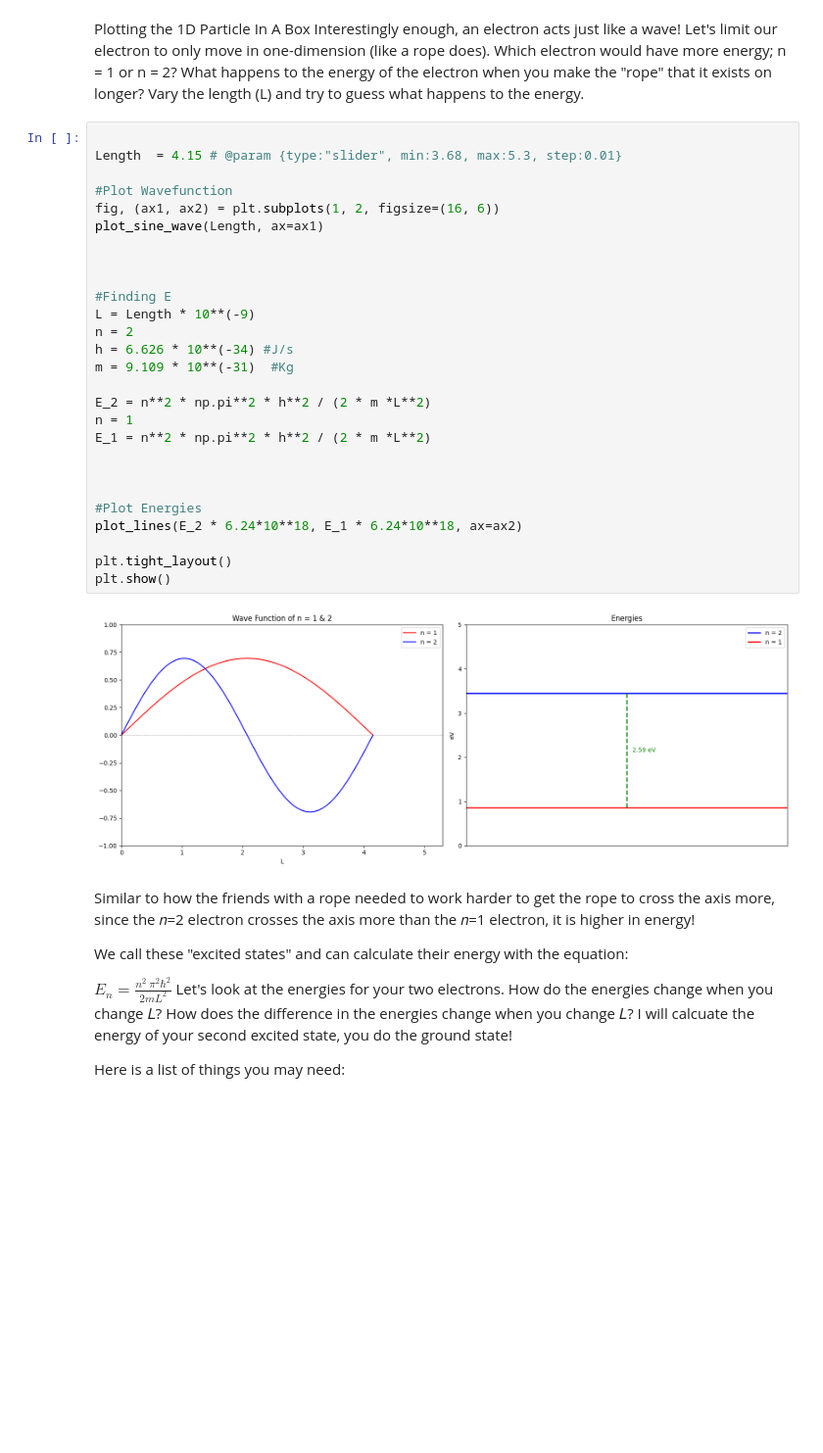
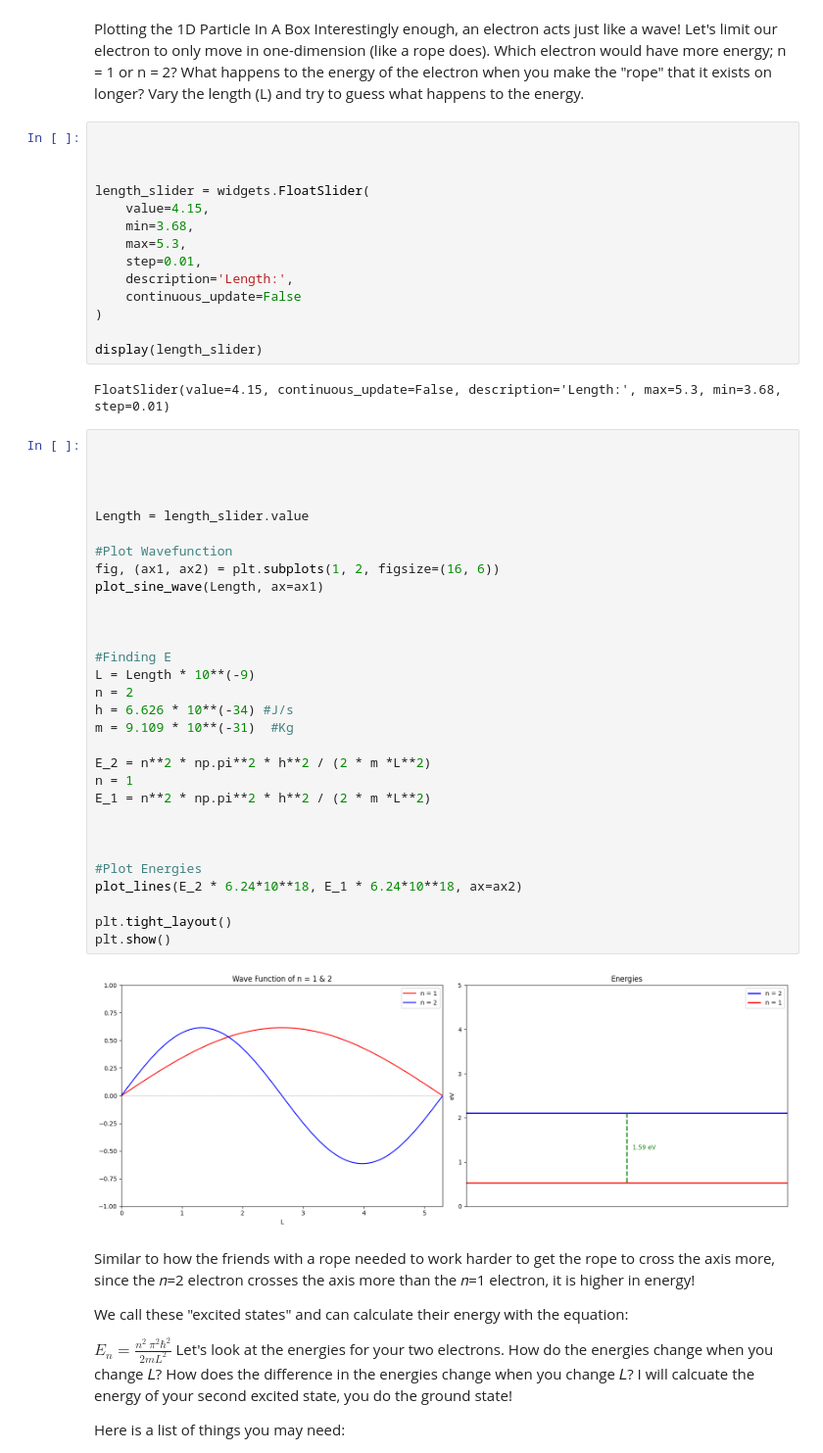
Before and after one commit to megan-r-brown/Exploring-the-role-of-Materials-Chemistry-Biology-and-Electronics-in-Smartphones, a Jupyter notebook: Waves_and_Color_Binder.ipynb, the cells around one changed output. Shown at 98% size. Saved outputs shown, nothing was run; the diff lists cells and outputs as text; blank space fills up the shorter version.

```diff
--- a/Waves_and_Color_Binder.ipynb
+++ b/Waves_and_Color_Binder.ipynb
@@ -118,35 +119,54 @@ Interestingly enough, an electron acts just like a wave!
 Let's limit our electron to only move in one-dimension (like a rope does).
 Which electron would have more energy; n = 1 or n = 2?
 What happens to the energy of the electron when you make the "rope" that it exists on longer? Vary the length (L) and try to guess what happens to the energy.
+# %%
+
+
+
+length_slider = widgets.FloatSlider(
+    value=4.15,
+    min=3.68,
+    max=5.3,
+    step=0.01,
+    description='Length:',
+    continuous_update=False
+)
+
+display(length_slider)
+# %% [output]
+FloatSlider(value=4.15, continuous_update=False, description='Length:', max=5.3, min=3.68, step=0.01)
 # %%
 
-Length  = 4.15 # @param {type:"slider", min:3.68, max:5.3, step:0.01}
+
+
+
+Length = length_slider.value
 
 #Plot Wavefunction
 fig, (ax1, ax2) = plt.subplots(1, 2, figsize=(16, 6))
 plot_sine_wave(Length, ax=ax1)
 
 
 
 #Finding E
 L = Length * 10**(-9)
 n = 2
 h = 6.626 * 10**(-34) #J/s
 m = 9.109 * 10**(-31)  #Kg
 
 E_2 = n**2 * np.pi**2 * h**2 / (2 * m *L**2)
 n = 1
 E_1 = n**2 * np.pi**2 * h**2 / (2 * m *L**2)
 
 
 
 #Plot Energies
 plot_lines(E_2 * 6.24*10**18, E_1 * 6.24*10**18, ax=ax2)
 
 plt.tight_layout()
 plt.show()
 # %% [output]
-[figure, old version]
+[figure, new version]
 # %% [markdown]
 Similar to how the friends with a rope needed to work harder to get the rope to cross the axis more, since the 𝑛=2 electron crosses the axis more than the 𝑛=1 electron, it is higher in energy!
 
```
Also changed, not shown: parts of 11 cells of this notebook.
